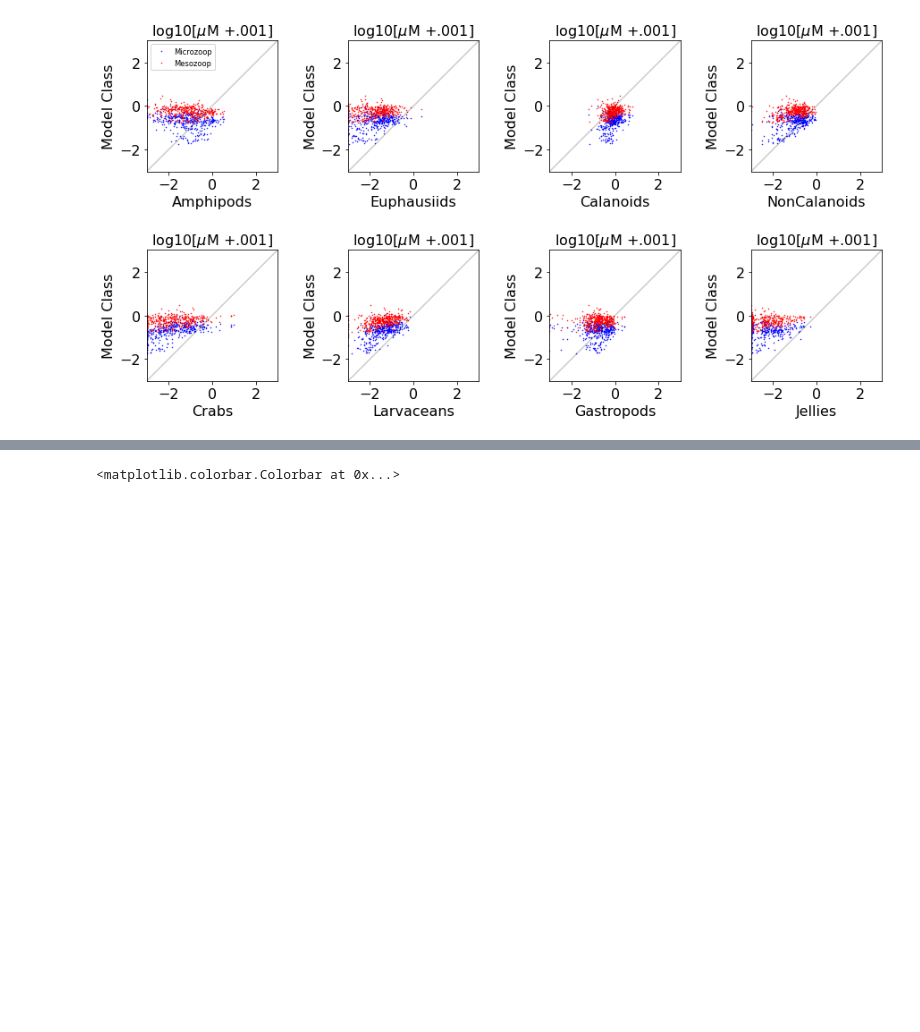
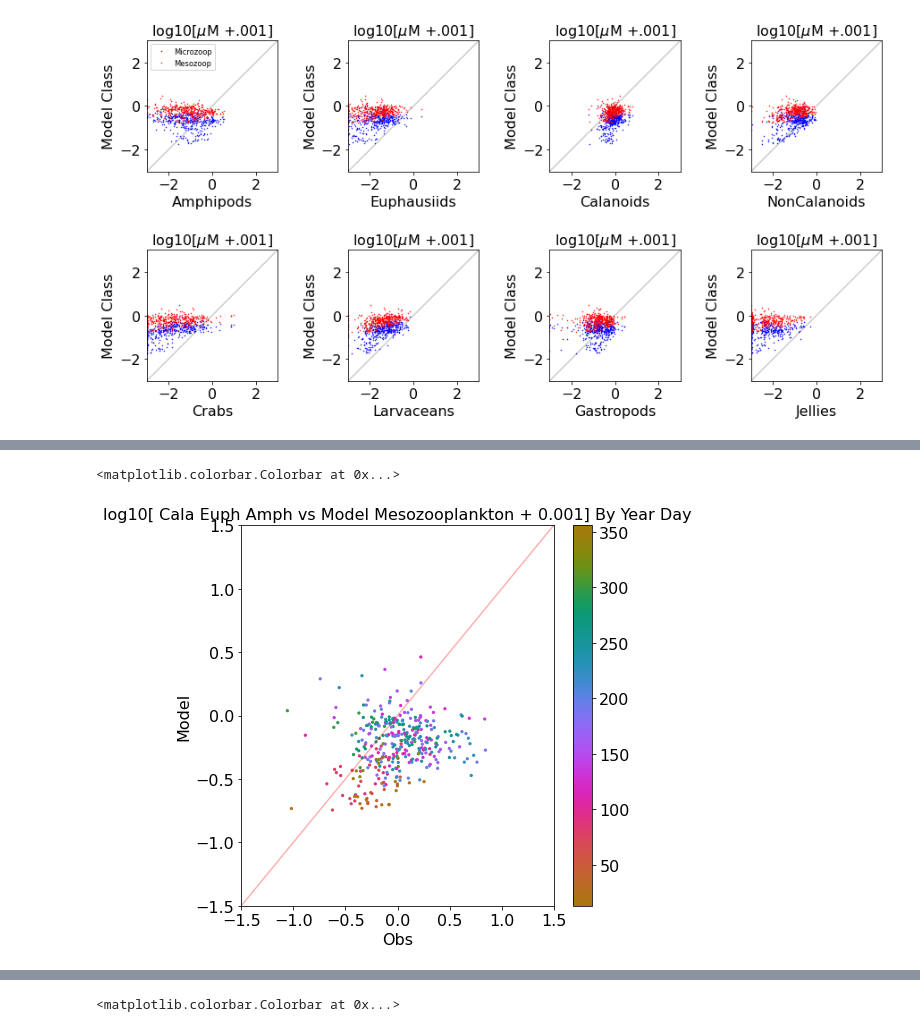
Before and after one commit to SalishSeaCast/analysis-karyn, a Jupyter notebook: notebooks/plotExamples/PugetSoundZoop.ipynb, the cells around one changed output, grey strips where cells are left out. Cells and saved outputs as stored; diff of their text form; code cells hidden in the pictures; blank space fills up the shorter version.

```diff
--- a/notebooks/plotExamples/PugetSoundZoop.ipynb
+++ b/notebooks/plotExamples/PugetSoundZoop.ipynb
@@ -787,0 +788,15 @@ fig.colorbar(m)
+# %%
+fig,ax=plt.subplots(1,1,figsize=(7,7))
+m=ax.scatter(logt(data['Calanoids']+data['Euphausiids']+data['Amphipods']),logt(data['mod_mesozooplankton']),
+          c=data['yd'],s=5,cmap=cmocean.cm.phase)
+
+ax.set_title('log10[ Cala Euph Amph vs Model Mesozooplankton + 0.001] By Year Day')
+ax.set_xlabel('Obs')
+ax.set_ylabel('Model')
+ax.plot((-6,5),(-6,5),'r-',alpha=.3)
+ax.set_xlim(-1.5,1.5)
+ax.set_ylim(-1.5,1.5);
+fig.colorbar(m)
+# %% [output]
+<matplotlib.colorbar.Colorbar at 0x...>
+[figure, added]
```
Also changed, not shown: parts of 4 cells of this notebook.
